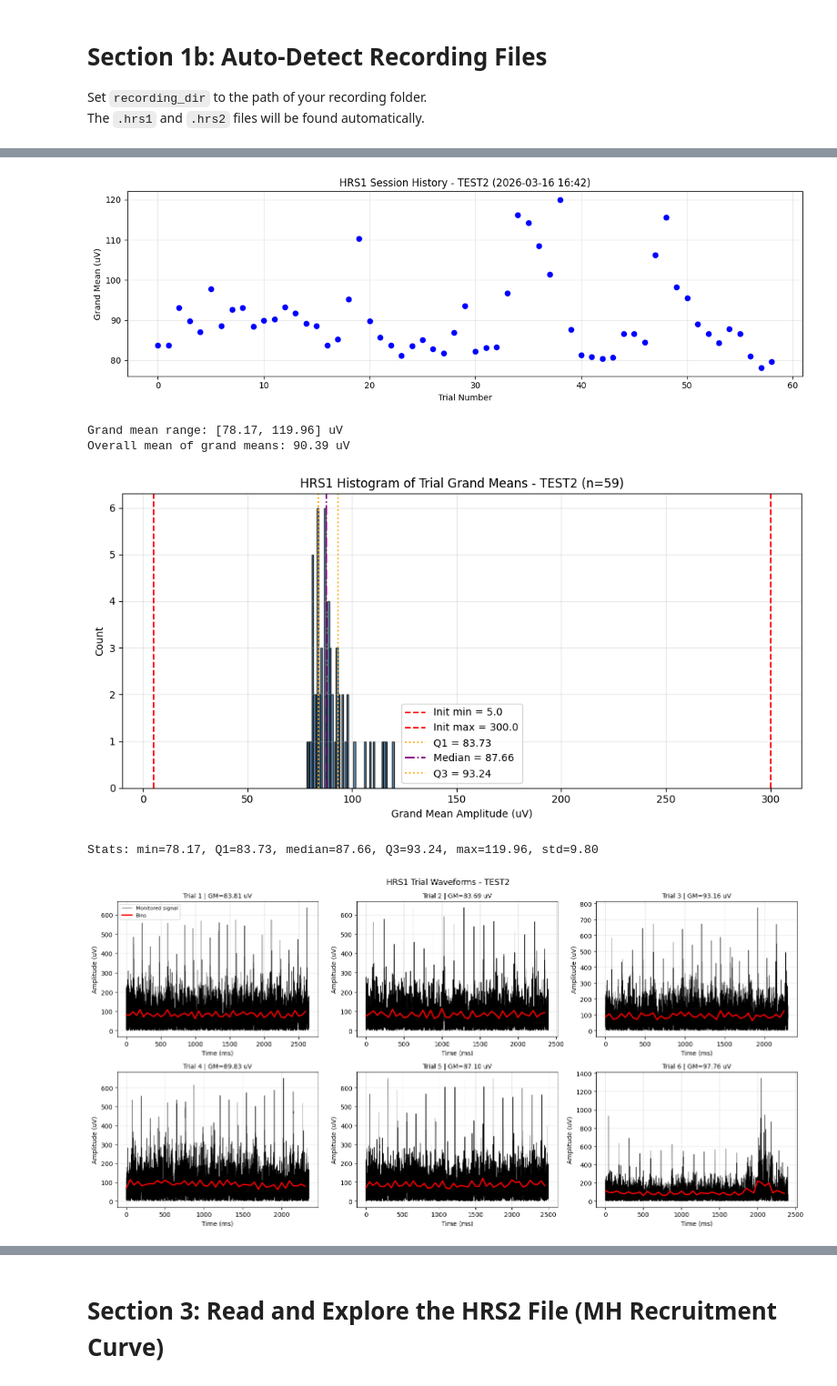
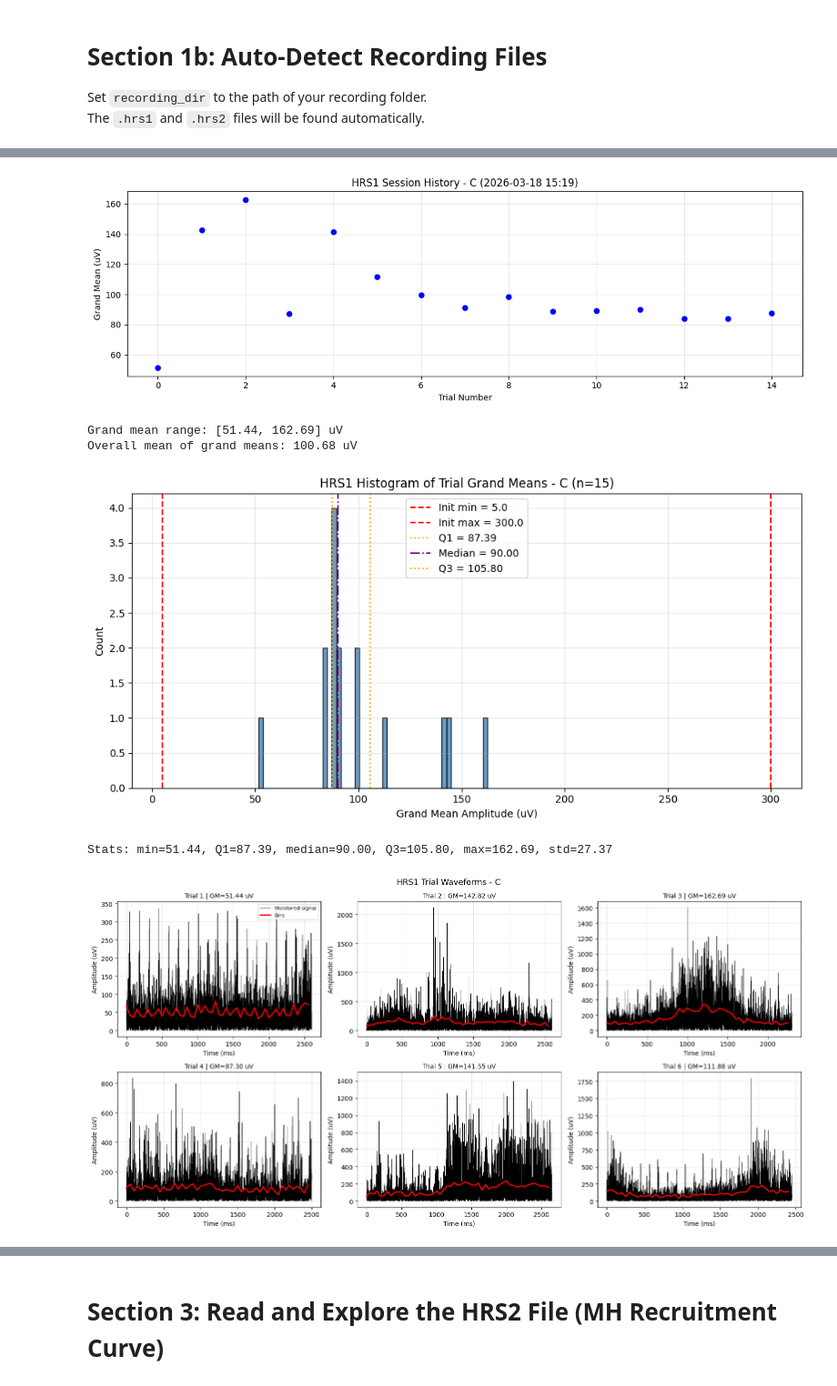
Before and after one commit to yahriels/Open-Ephys-H-Reflex-Python-Data-Analysis, a Jupyter notebook: src/open_ephys/analysis/Read_H-Reflex_App.ipynb, the cells around one changed output, grey strips where cells are left out. Shown at 91% size. Drawn from its saved outputs; the diff is of its cells as text; code cells hidden in the pictures.

```diff
--- a/src/open_ephys/analysis/Read_H-Reflex_App.ipynb
+++ b/src/open_ephys/analysis/Read_H-Reflex_App.ipynb
@@ -47,7 +47,7 @@ Set `recording_dir` to the path of your recording folder.
 The `.hrs1` and `.hrs2` files will be found automatically.
 # %%
 # ---- Set your recording directory here ----
-recording_dir = "TEST2"
+recording_dir = "FirstRealTestThatWOrkedddd"
 
 hrs1_path, hrs2_path = find_hrs_files(recording_dir)
 print(f"Recording directory: {recording_dir}")
@@ -128,9 +128,9 @@ plt.show()
 print(f"Grand mean range: [{min(grand_means):.2f}, {max(grand_means):.2f}] uV")
 print(f"Overall mean of grand means: {np.mean(grand_means):.2f} uV")
 # %% [output]
-[figure, old version]
+[figure, new version]
-Grand mean range: [78.17, 119.96] uV
-Overall mean of grand means: 90.39 uV
+Grand mean range: [51.44, 162.69] uV
+Overall mean of grand means: 100.68 uV
 # %%
 # ---- Plot HRS1: Histogram of Grand Means ----
 gm = np.array(grand_means)
@@ -155,11 +155,10 @@ plt.show()
 
 print(f"Stats: min={gm.min():.2f}, Q1={q25:.2f}, median={q50:.2f}, Q3={q75:.2f}, max={gm.max():.2f}, std={gm.std():.2f}")
 # %% [output]
-[figure, old version]
+[figure, new version]
-Stats: min=78.17, Q1=83.73, median=87.66, Q3=93.24, max=119.96, std=9.80
+Stats: min=51.44, Q1=87.39, median=90.00, Q3=105.80, max=162.69, std=27.37
 # %%
 # ---- Plot HRS1: Individual Trial Waveforms (first 6 trials) ----
-SAMPLE_RATE = 5000.0  # Hz (from the app)
 n_show = min(6, len(hrs1_trials))
 
 fig, axes = plt.subplots(2, 3, figsize=(16, 8))
@@ -170,34 +169,34 @@ for i in range(n_show):
     trial = hrs1_trials[i]
     sig = np.array(trial.monitored_signal)
     bins_arr = np.array(trial.bins)
     bin_sample_count = int((SAMPLE_RATE / 1000) * hrs1_header.bin_duration_ms)
 
     # Time axis in ms
     t_ms = np.arange(len(sig)) / SAMPLE_RATE * 1000.0
 
     # Plot monitored signal (abs EMG)
     ax.plot(t_ms, sig, color='black', linewidth=0.5, label='Monitored signal')
 
     # Plot bins
     bin_x = np.arange(len(bins_arr)) * hrs1_header.bin_duration_ms
     ax.plot(bin_x, bins_arr, color='red', linewidth=2, label='Bins')
 
     ax.set_title(f'Trial {i+1} | GM={trial.grand_mean:.2f} uV', fontsize=10)
     ax.set_xlabel('Time (ms)')
     ax.set_ylabel('Amplitude (uV)')
     ax.grid(True, alpha=0.3)
 
     if i == 0:
         ax.legend(fontsize=8)
 
 for j in range(n_show, len(axes)):
     axes[j].axis('off')
 
 fig.suptitle(f'HRS1 Trial Waveforms - {hrs1_header.subject_id}', fontsize=13)
 plt.tight_layout()
 plt.show()
 # %% [output]
-[figure, old version]
+[figure, new version]
 # %%
 # ---- Plot HRS1: Continuous EMG Data (diff, filtered, abs) ----
 # Concatenate all EMG blocks to reconstruct the session timeline
```
Also changed, not shown: parts of 18 cells of this notebook, 1 other file.
